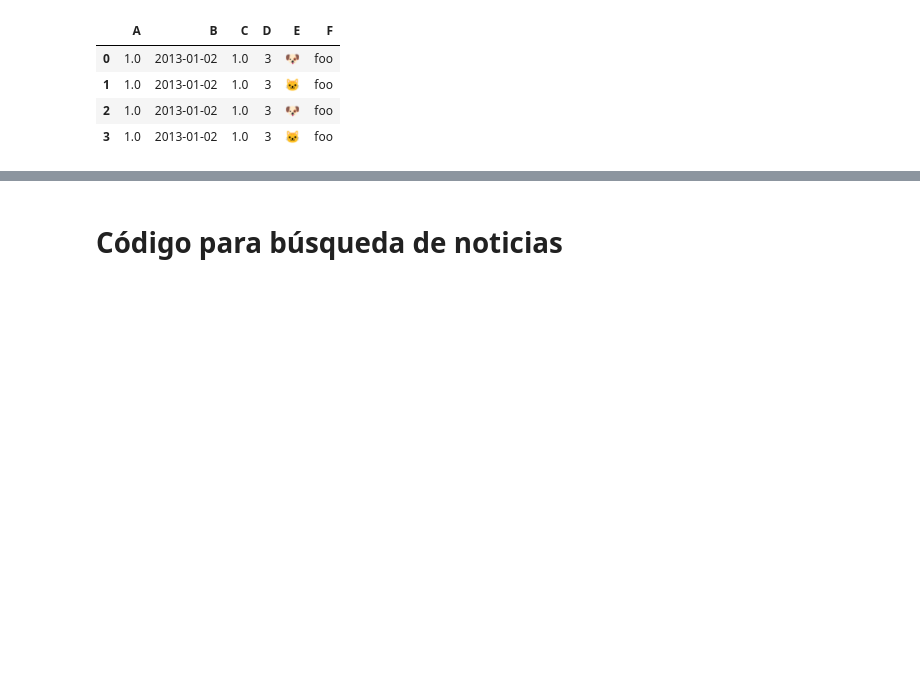
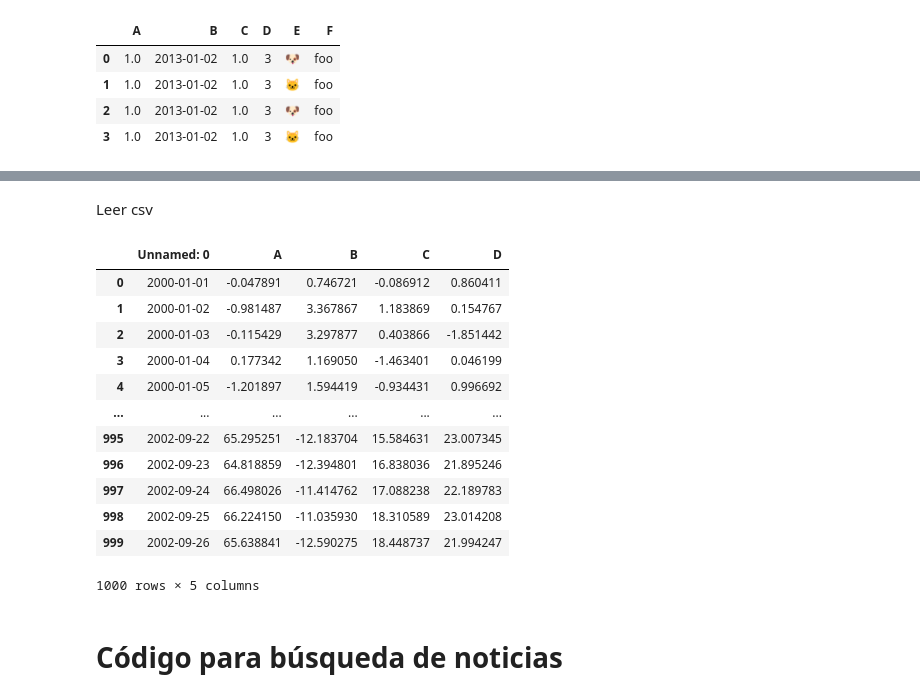
Before and after one commit to rocruzlathrop/retri-social, a Jupyter notebook: Cuaderno_ejemplos.ipynb, the cells around one changed output, grey strips where cells are left out. Cells and saved outputs as stored; diff of their text form; code cells hidden in the pictures; blank space fills up the shorter version.

```diff
--- a/Cuaderno_ejemplos.ipynb
+++ b/Cuaderno_ejemplos.ipynb
@@ -132,3 +201,21 @@ df4
+# %% [markdown]
+Leer csv
+# %%
+pd.read_csv("foo.csv")
+# %% [output]
+|  | Unnamed: 0 | A | B | C | D |
+| 0 | 2000-01-01 | -0.047891 | 0.746721 | -0.086912 | 0.860411 |
+| 1 | 2000-01-02 | -0.981487 | 3.367867 | 1.183869 | 0.154767 |
+| 2 | 2000-01-03 | -0.115429 | 3.297877 | 0.403866 | -1.851442 |
+| 3 | 2000-01-04 | 0.177342 | 1.169050 | -1.463401 | 0.046199 |
+| 4 | 2000-01-05 | -1.201897 | 1.594419 | -0.934431 | 0.996692 |
+| ... | ... | ... | ... | ... | ... |
+| 995 | 2002-09-22 | 65.295251 | -12.183704 | 15.584631 | 23.007345 |
+| 996 | 2002-09-23 | 64.818859 | -12.394801 | 16.838036 | 21.895246 |
+| 997 | 2002-09-24 | 66.498026 | -11.414762 | 17.088238 | 22.189783 |
+| 998 | 2002-09-25 | 66.224150 | -11.035930 | 18.310589 | 23.014208 |
+| 999 | 2002-09-26 | 65.638841 | -12.590275 | 18.448737 | 21.994247 |
+1000 rows × 5 columns
 # %% [markdown]
 # Código para búsqueda de noticias
 # %%
```
Also changed, not shown: parts of 12 cells of this notebook.
